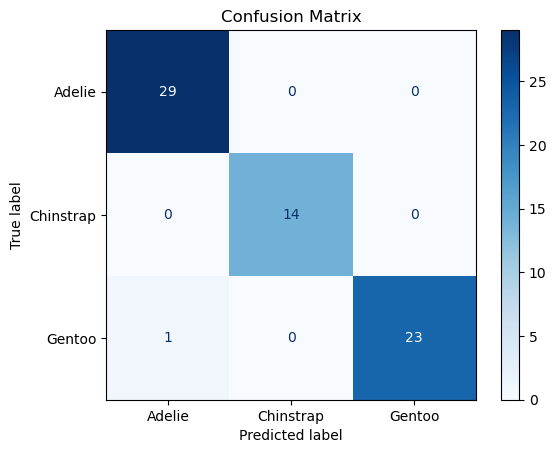
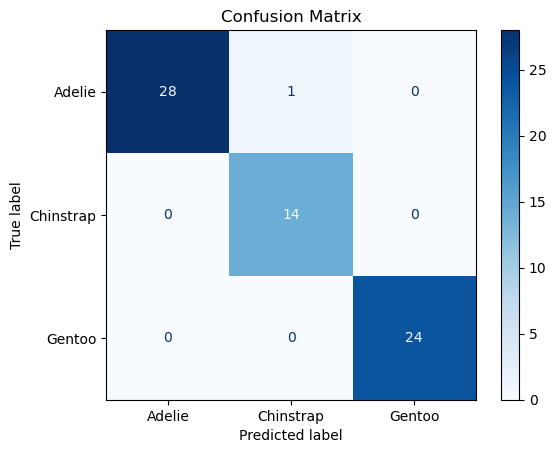
Code edit (unified diff) that turned the first committed figure into the second:
--- before
+++ after
@@ -21,9 +21,11 @@
 
 plt.figure(figsize=(8,6))
+colors = ['blue', 'orange', 'green']
+linestyles = ['-', '--', ':']
 for i, cls in enumerate(classes):
     y_test_bin = (y_test == cls).astype(int)
     fpr, tpr, _ = roc_curve(y_test_bin, y_prob[:, i])
     roc_auc = auc(fpr, tpr)
-    plt.plot(fpr, tpr, label=f'{cls} (AUC = {roc_auc:.2f})')
+    plt.plot(fpr, tpr, color=colors[i], linestyle=linestyles[i], linewidth=2, alpha=0.8, label=f'{cls} (AUC = {roc_auc:.2f})')
 
 plt.plot([0, 1], [0, 1], 'k--')
@@ -36,6 +38,6 @@
 # Learning Curves
 train_sizes, train_scores, test_scores = learning_curve(
-    best_model, X_train, y_train, cv=cv, scoring='f1_macro', n_jobs=-1,
-    train_sizes=np.linspace(0.1, 1.0, 10)
+    best_model, X, y, cv=cv, scoring='f1_macro', n_jobs=-1,
+    train_sizes=np.linspace(0.1, 1.0, 10), shuffle=True, random_state=42
 )
 
@@ -61,5 +63,5 @@
 
 plt.figure(figsize=(8,6))
-plt.boxplot(result.importances[sorted_idx].T, vert=False, labels=X.columns[sorted_idx])
+plt.boxplot(result.importances[sorted_idx].T, vert=False, tick_labels=X.columns[sorted_idx])
 plt.title("Permutation Importances (Test Set)")
 plt.show()

Commit: adding lab